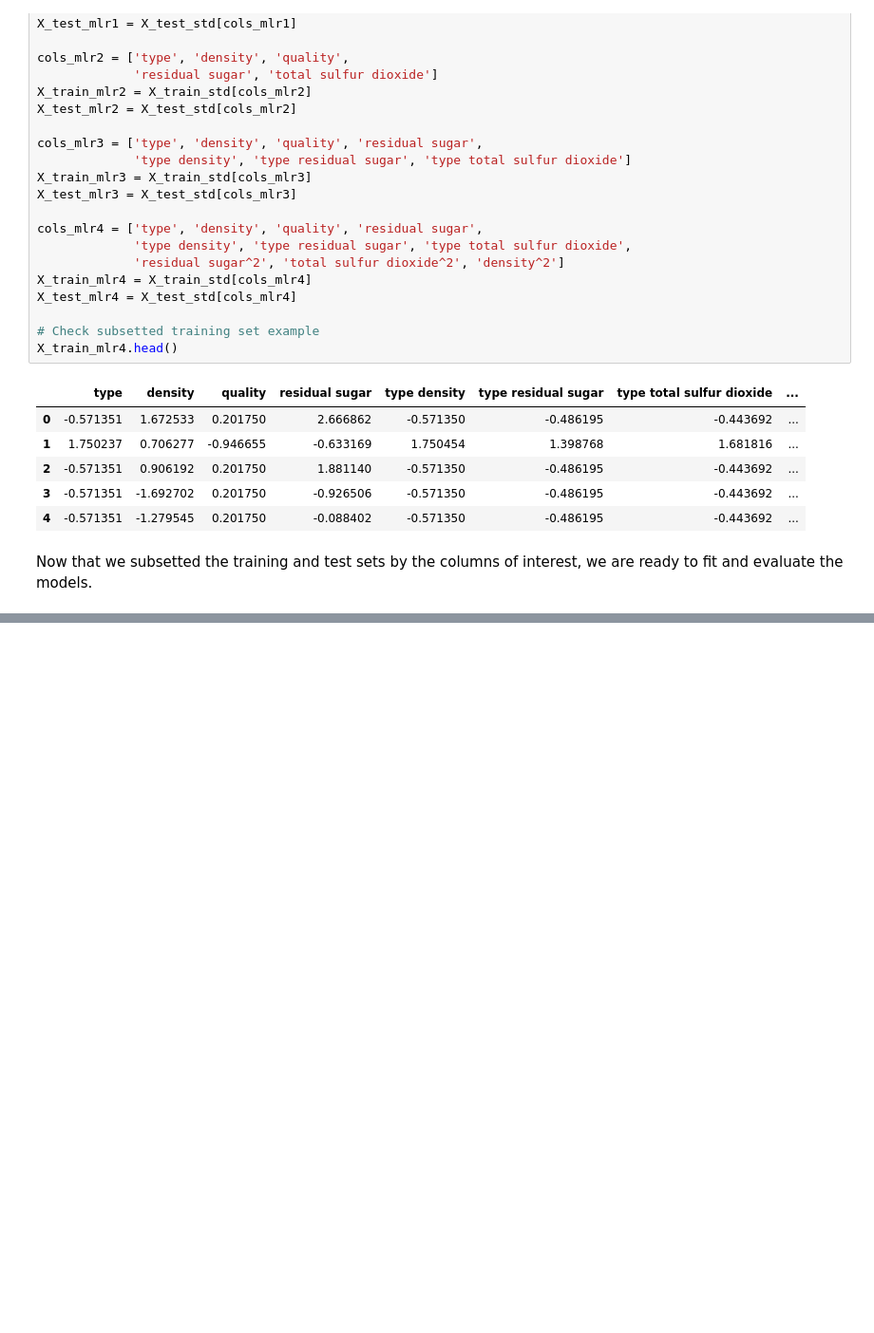
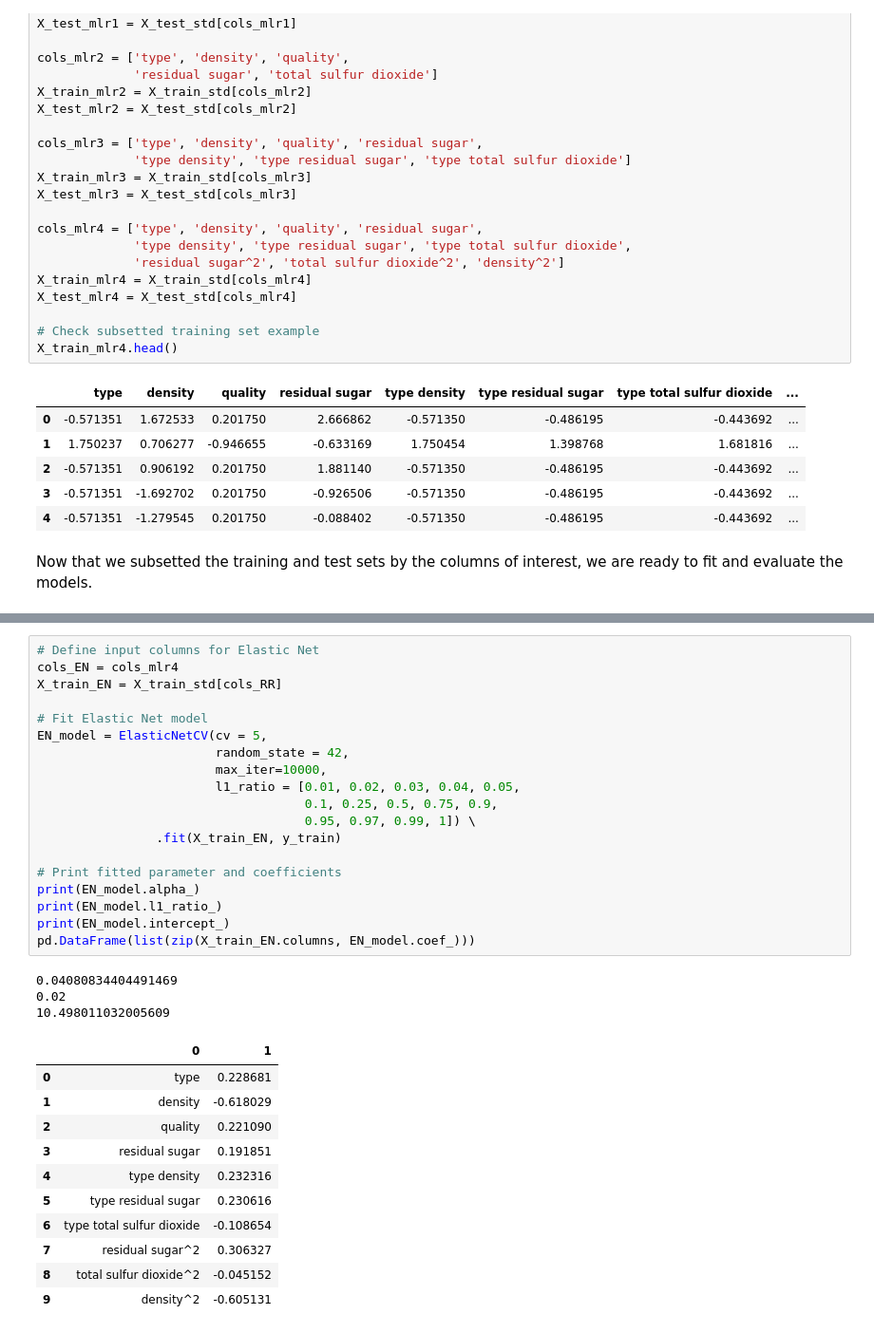
Before and after one commit to trevorlillywhite/HW7-NCSU-ST-554-Trevor-Lillywhite, a Jupyter notebook: HW7_ST554_Lillywhite.ipynb, the cells around one changed output, grey strips where cells are left out. Shown at 95% size. Saved outputs shown, nothing was run; the diff lists cells and outputs as text; blank space fills up the shorter version.

```diff
--- a/HW7_ST554_Lillywhite.ipynb
+++ b/HW7_ST554_Lillywhite.ipynb
@@ -549,0 +716,34 @@ We will use CV to tune the LASSO parameter.
+# %%
+# Define input columns for Elastic Net
+cols_EN = cols_mlr4
+X_train_EN = X_train_std[cols_RR]
+
+# Fit Elastic Net model
+EN_model = ElasticNetCV(cv = 5,
+                        random_state = 42,
+                        max_iter=10000,
+                        l1_ratio = [0.01, 0.02, 0.03, 0.04, 0.05,
+                                    0.1, 0.25, 0.5, 0.75, 0.9,
+                                    0.95, 0.97, 0.99, 1]) \
+                .fit(X_train_EN, y_train)
+
+# Print fitted parameter and coefficients
+print(EN_model.alpha_)
+print(EN_model.l1_ratio_)
+print(EN_model.intercept_)
+pd.DataFrame(list(zip(X_train_EN.columns, EN_model.coef_)))
+# %% [output]
+0.04080834404491469
+0.02
+10.498011032005609
+|  | 0 | 1 |
+| 0 | type | 0.228681 |
+| 1 | density | -0.618029 |
+| 2 | quality | 0.221090 |
+| 3 | residual sugar | 0.191851 |
+| 4 | type density | 0.232316 |
+| 5 | type residual sugar | 0.230616 |
+| 6 | type total sulfur dioxide | -0.108654 |
+| 7 | residual sugar^2 | 0.306327 |
+| 8 | total sulfur dioxide^2 | -0.045152 |
+| 9 | density^2 | -0.605131 |
```
Also changed, not shown: parts of 32 cells of this notebook.
